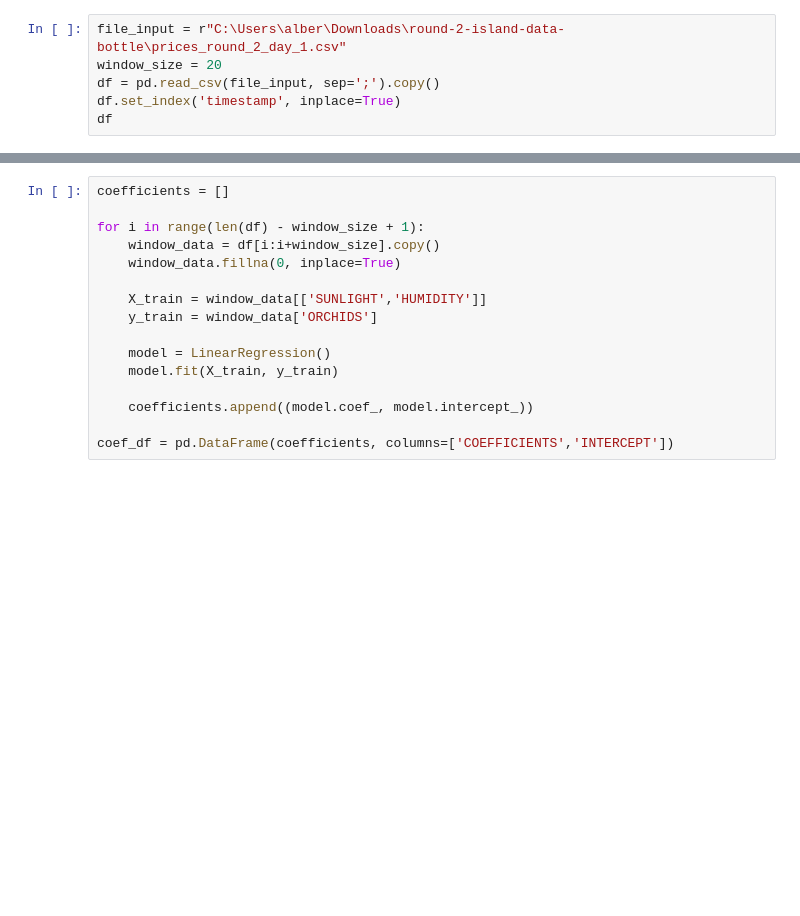
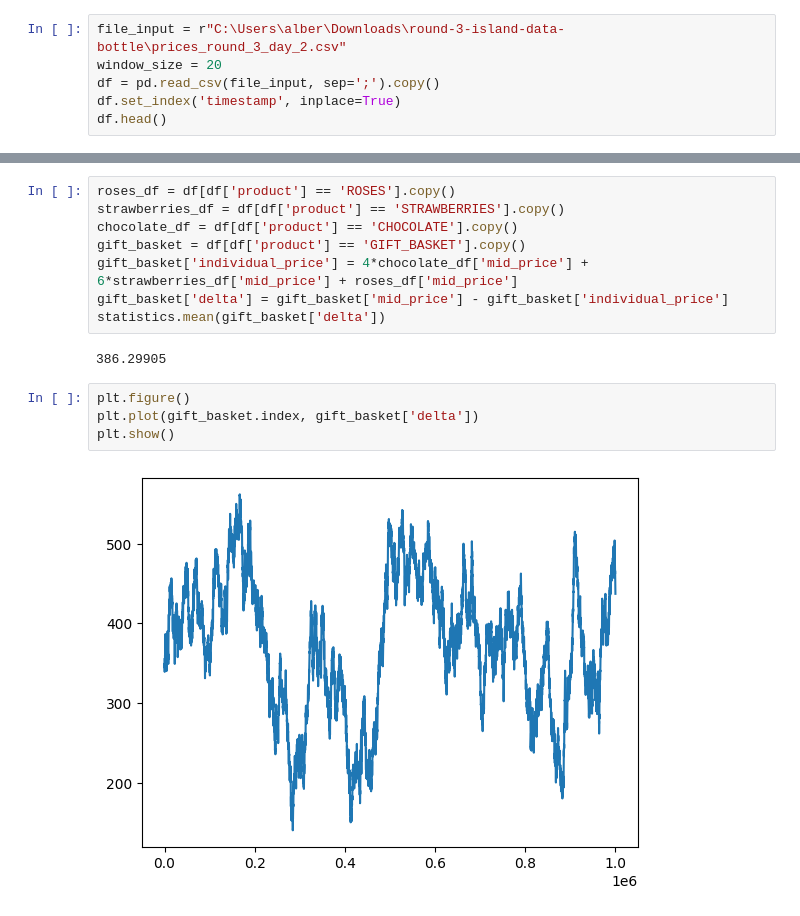
Before and after one commit to albertbw011/IMCProsperity, a Jupyter notebook: data.ipynb, the cells around one changed output, grey strips where cells are left out. Saved outputs shown, nothing was run; the diff lists cells and outputs as text; blank space fills up the shorter version.

```diff
--- a/data.ipynb
+++ b/data.ipynb
@@ -8,9 +10,9 @@ import pandas as pd
 pd.set_option('display.expand_frame_repr', False)
 pd.set_option('display.width', None)
 # %%
-file_input = r"C:\Users\alber\Downloads\round-2-island-data-bottle\prices_round_2_day_1.csv"
+file_input = r"C:\Users\alber\Downloads\round-3-island-data-bottle\prices_round_3_day_2.csv"
 window_size = 20
 df = pd.read_csv(file_input, sep=';').copy()
 df.set_index('timestamp', inplace=True)
-df
+df.head()
 # %% [output]
@@ -34,16 +26,16 @@ timestamp
-# %%
-coefficients = []
-
-for i in range(len(df) - window_size + 1):
-    window_data = df[i:i+window_size].copy()
-    window_data.fillna(0, inplace=True)
-
-    X_train = window_data[['SUNLIGHT','HUMIDITY']]
-    y_train = window_data['ORCHIDS']
-
-    model = LinearRegression()
-    model.fit(X_train, y_train)
-
-    coefficients.append((model.coef_, model.intercept_))
-
-coef_df = pd.DataFrame(coefficients, columns=['COEFFICIENTS','INTERCEPT'])
+# %%
+roses_df = df[df['product'] == 'ROSES'].copy()
+strawberries_df = df[df['product'] == 'STRAWBERRIES'].copy()
+chocolate_df = df[df['product'] == 'CHOCOLATE'].copy()
+gift_basket = df[df['product'] == 'GIFT_BASKET'].copy()
+gift_basket['individual_price'] = 4*chocolate_df['mid_price'] + 6*strawberries_df['mid_price'] + roses_df['mid_price']
+gift_basket['delta'] = gift_basket['mid_price'] - gift_basket['individual_price']
+statistics.mean(gift_basket['delta'])
+# %% [output]
+386.29905
+# %%
+plt.figure()
+plt.plot(gift_basket.index, gift_basket['delta'])
+plt.show()
+# %% [output]
+[figure, added]
```
Also changed, not shown: parts of 2 cells of this notebook, 13 other files.
